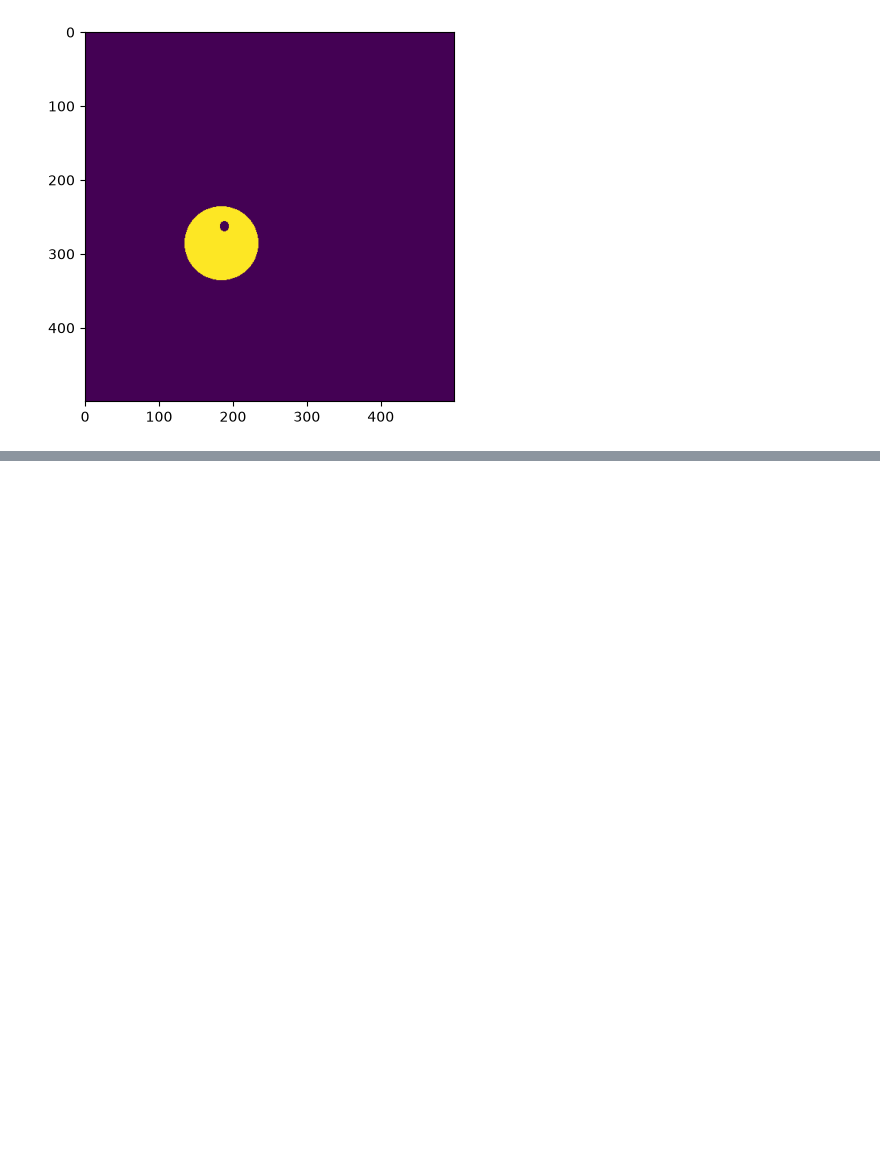
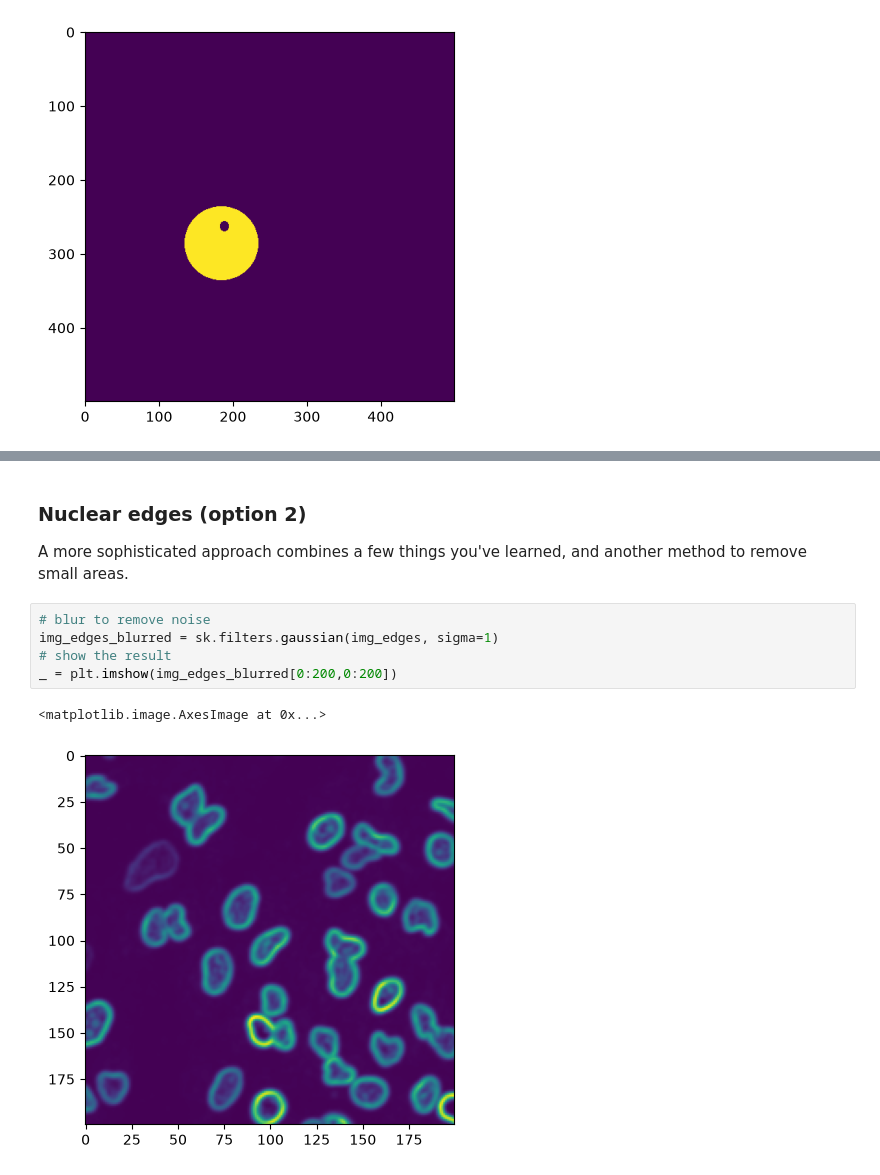
Before and after one commit to NL-BioImaging/NL-BioImageAnalysis-course2026, a Jupyter notebook: day_1/image_processing/Image_processing_fundamentals_pt1_answers.ipynb, the cells around one changed output, grey strips where cells are left out. Saved outputs shown, nothing was run; the diff lists cells and outputs as text; blank space fills up the shorter version.

```diff
--- a/day_1/image_processing/Image_processing_fundamentals_pt1_answers.ipynb
+++ b/day_1/image_processing/Image_processing_fundamentals_pt1_answers.ipynb
@@ -36,0 +65,12 @@ This removed everything (due to dilation), but kept the large structure.
+# %% [markdown]
+### Nuclear edges (option 2)
+
+A more sophisticated approach combines a few things you've learned, and another method to remove small areas.
+# %%
+# blur to remove noise
+img_edges_blurred = sk.filters.gaussian(img_edges, sigma=1)
+# show the result
+_ = plt.imshow(img_edges_blurred[0:200,0:200])
+# %% [output]
+<matplotlib.image.AxesImage at 0x...>
+[figure, added]
```
Also changed, not shown: parts of 15 cells of this notebook, 5 other files.
